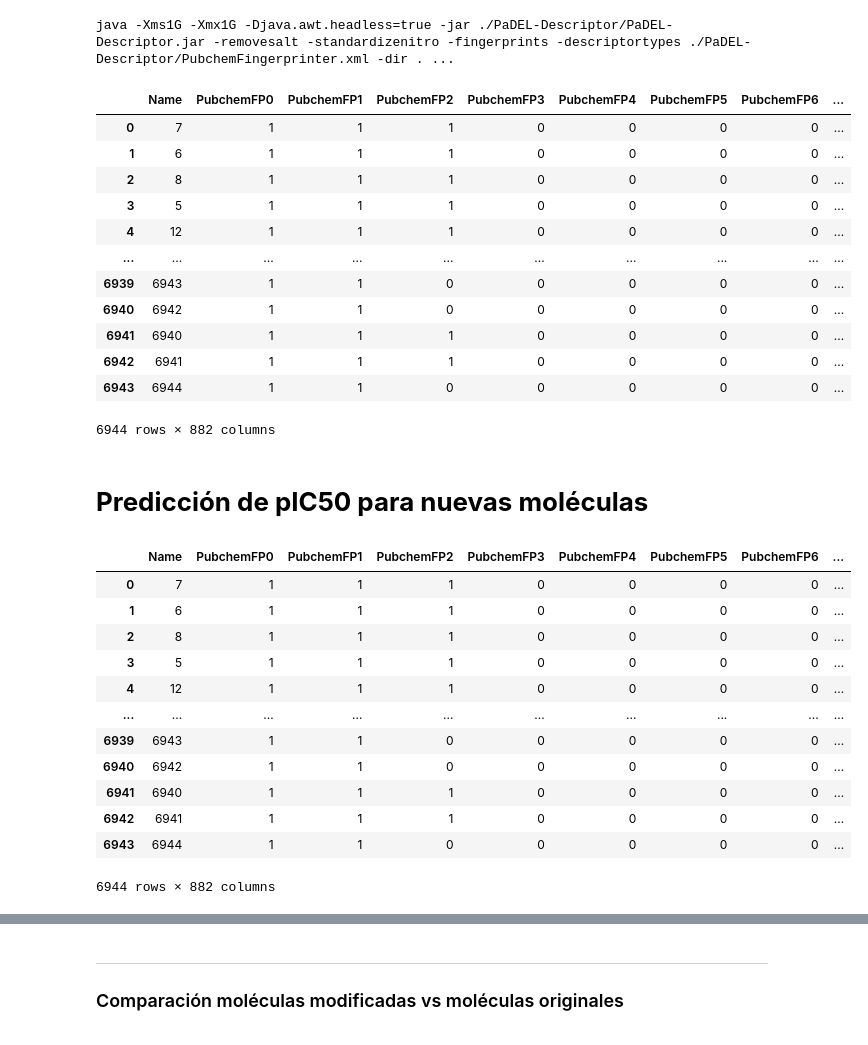
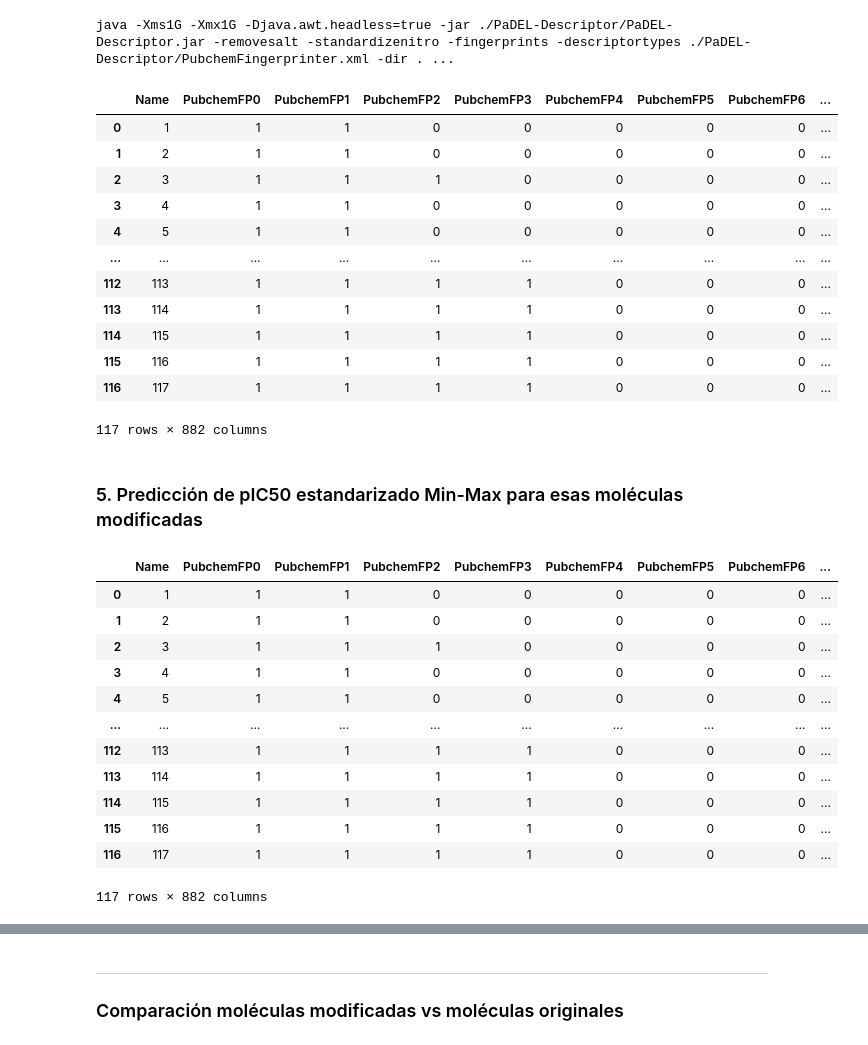
Before and after one commit to rromerov/Proyecto_Integrador, a Jupyter notebook: Demo/Demo.12.ipynb, the cells around one changed output, grey strips where cells are left out. Cells and saved outputs as stored; diff of their text form; code cells hidden in the pictures.

Commit message:
Avance generación nuevas moléculas

```diff
--- a/Demo/Demo.12.ipynb
+++ b/Demo/Demo.12.ipynb
@@ -1355,20 +504,20 @@ java -Xms1G -Xmx1G -Djava.awt.headless=true -jar ./PaDEL-Descriptor/PaDEL-Descri
 # %%
 # Mostrar descriptores calculados con Padel
-fingerprints_df = pd.read_csv('/content/drive/My Drive/Colab Notebooks/data/descriptors_output_new_mol.csv')
+fingerprints_df = pd.read_csv('/content/drive/My Drive/Colab Notebooks/data/descriptors_output_new_mol_demo.csv')
 fingerprints_df
 # %% [output]
 |  | Name | PubchemFP0 | PubchemFP1 | PubchemFP2 | PubchemFP3 | PubchemFP4 | PubchemFP5 | PubchemFP6 | ... |
-| 0 | 7 | 1 | 1 | 1 | 0 | 0 | 0 | 0 | ... |
-| 1 | 6 | 1 | 1 | 1 | 0 | 0 | 0 | 0 | ... |
-| 2 | 8 | 1 | 1 | 1 | 0 | 0 | 0 | 0 | ... |
-| 3 | 5 | 1 | 1 | 1 | 0 | 0 | 0 | 0 | ... |
-| 4 | 12 | 1 | 1 | 1 | 0 | 0 | 0 | 0 | ... |
+| 0 | 1 | 1 | 1 | 0 | 0 | 0 | 0 | 0 | ... |
+| 1 | 2 | 1 | 1 | 0 | 0 | 0 | 0 | 0 | ... |
+| 2 | 3 | 1 | 1 | 1 | 0 | 0 | 0 | 0 | ... |
+| 3 | 4 | 1 | 1 | 0 | 0 | 0 | 0 | 0 | ... |
+| 4 | 5 | 1 | 1 | 0 | 0 | 0 | 0 | 0 | ... |
 | ... | ... | ... | ... | ... | ... | ... | ... | ... | ... |
-| 6939 | 6943 | 1 | 1 | 0 | 0 | 0 | 0 | 0 | ... |
-| 6940 | 6942 | 1 | 1 | 0 | 0 | 0 | 0 | 0 | ... |
-| 6941 | 6940 | 1 | 1 | 1 | 0 | 0 | 0 | 0 | ... |
-| 6942 | 6941 | 1 | 1 | 1 | 0 | 0 | 0 | 0 | ... |
-| 6943 | 6944 | 1 | 1 | 0 | 0 | 0 | 0 | 0 | ... |
+| 112 | 113 | 1 | 1 | 1 | 1 | 0 | 0 | 0 | ... |
+| 113 | 114 | 1 | 1 | 1 | 1 | 0 | 0 | 0 | ... |
+| 114 | 115 | 1 | 1 | 1 | 1 | 0 | 0 | 0 | ... |
+| 115 | 116 | 1 | 1 | 1 | 1 | 0 | 0 | 0 | ... |
+| 116 | 117 | 1 | 1 | 1 | 1 | 0 | 0 | 0 | ... |
-6944 rows × 882 columns
+117 rows × 882 columns
 # %%
 # Guardar en drive el dataset
@@ -1376,23 +525,23 @@ fingerprints_df.to_csv('/content/drive/My Drive/Colab Notebooks/data/pubchem_fp_
 # %% [markdown]
-# **Predicción de pIC50 para nuevas moléculas**
+### 5. Predicción de pIC50 estandarizado Min-Max para esas moléculas modificadas
 # %%
 # Usar nuevo dataset
-df_new_mol = pd.read_csv('/content/drive/My Drive/Colab Notebooks/data/pubchem_fp_new_mol.csv')
+df_new_mol = pd.read_csv('/content/drive/My Drive/Colab Notebooks/data/pubchem_fp_new_mol_demo.csv')
 df_new_mol
 # %% [output]
 |  | Name | PubchemFP0 | PubchemFP1 | PubchemFP2 | PubchemFP3 | PubchemFP4 | PubchemFP5 | PubchemFP6 | ... |
-| 0 | 7 | 1 | 1 | 1 | 0 | 0 | 0 | 0 | ... |
-| 1 | 6 | 1 | 1 | 1 | 0 | 0 | 0 | 0 | ... |
-| 2 | 8 | 1 | 1 | 1 | 0 | 0 | 0 | 0 | ... |
-| 3 | 5 | 1 | 1 | 1 | 0 | 0 | 0 | 0 | ... |
-| 4 | 12 | 1 | 1 | 1 | 0 | 0 | 0 | 0 | ... |
+| 0 | 1 | 1 | 1 | 0 | 0 | 0 | 0 | 0 | ... |
+| 1 | 2 | 1 | 1 | 0 | 0 | 0 | 0 | 0 | ... |
+| 2 | 3 | 1 | 1 | 1 | 0 | 0 | 0 | 0 | ... |
+| 3 | 4 | 1 | 1 | 0 | 0 | 0 | 0 | 0 | ... |
+| 4 | 5 | 1 | 1 | 0 | 0 | 0 | 0 | 0 | ... |
 | ... | ... | ... | ... | ... | ... | ... | ... | ... | ... |
-| 6939 | 6943 | 1 | 1 | 0 | 0 | 0 | 0 | 0 | ... |
-| 6940 | 6942 | 1 | 1 | 0 | 0 | 0 | 0 | 0 | ... |
-| 6941 | 6940 | 1 | 1 | 1 | 0 | 0 | 0 | 0 | ... |
-| 6942 | 6941 | 1 | 1 | 1 | 0 | 0 | 0 | 0 | ... |
-| 6943 | 6944 | 1 | 1 | 0 | 0 | 0 | 0 | 0 | ... |
+| 112 | 113 | 1 | 1 | 1 | 1 | 0 | 0 | 0 | ... |
+| 113 | 114 | 1 | 1 | 1 | 1 | 0 | 0 | 0 | ... |
+| 114 | 115 | 1 | 1 | 1 | 1 | 0 | 0 | 0 | ... |
+| 115 | 116 | 1 | 1 | 1 | 1 | 0 | 0 | 0 | ... |
+| 116 | 117 | 1 | 1 | 1 | 1 | 0 | 0 | 0 | ... |
-6944 rows × 882 columns
+117 rows × 882 columns
 # %%
 # Se define conjunto X_new_mol para los fingerprints de las nuevas moléculas
 X_new_mol = df_new_mol.drop('Name', axis=1)
```
Also changed, not shown: parts of 108 cells of this notebook.
